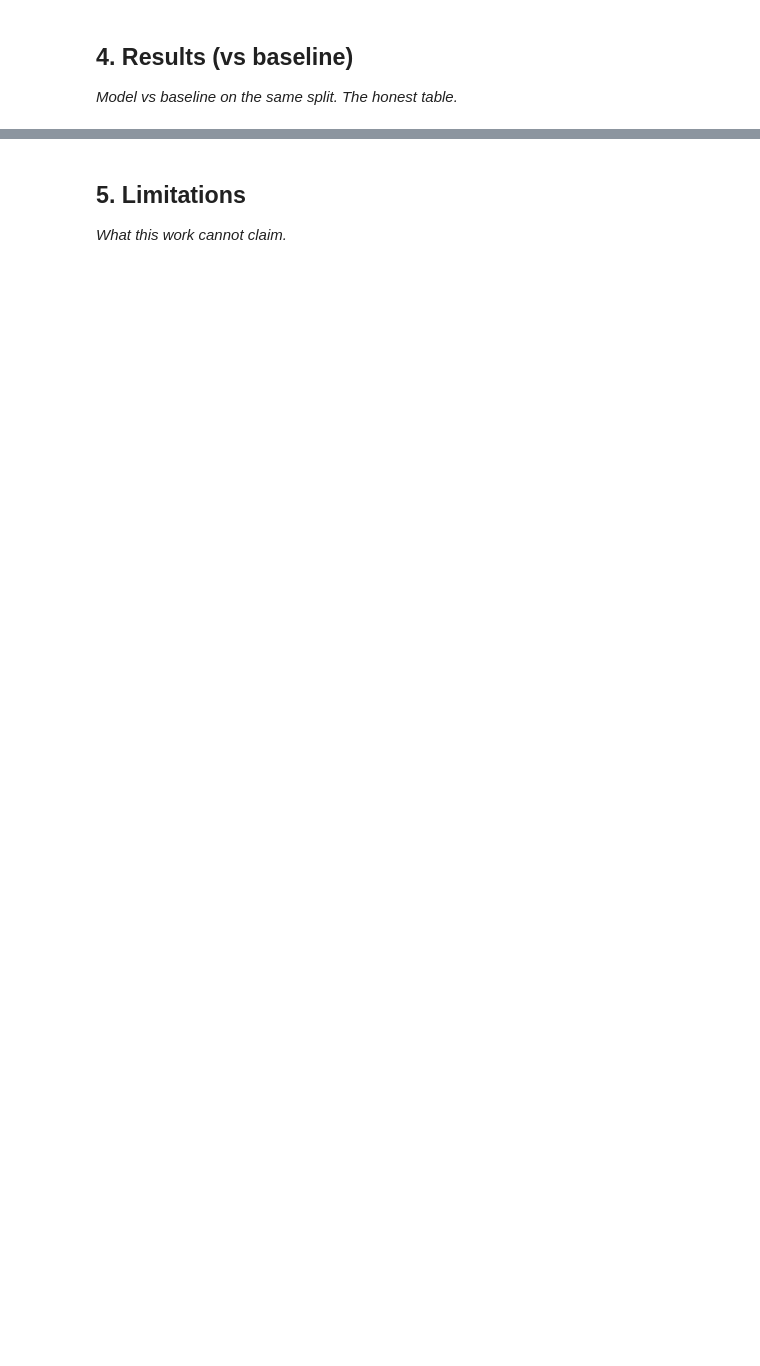
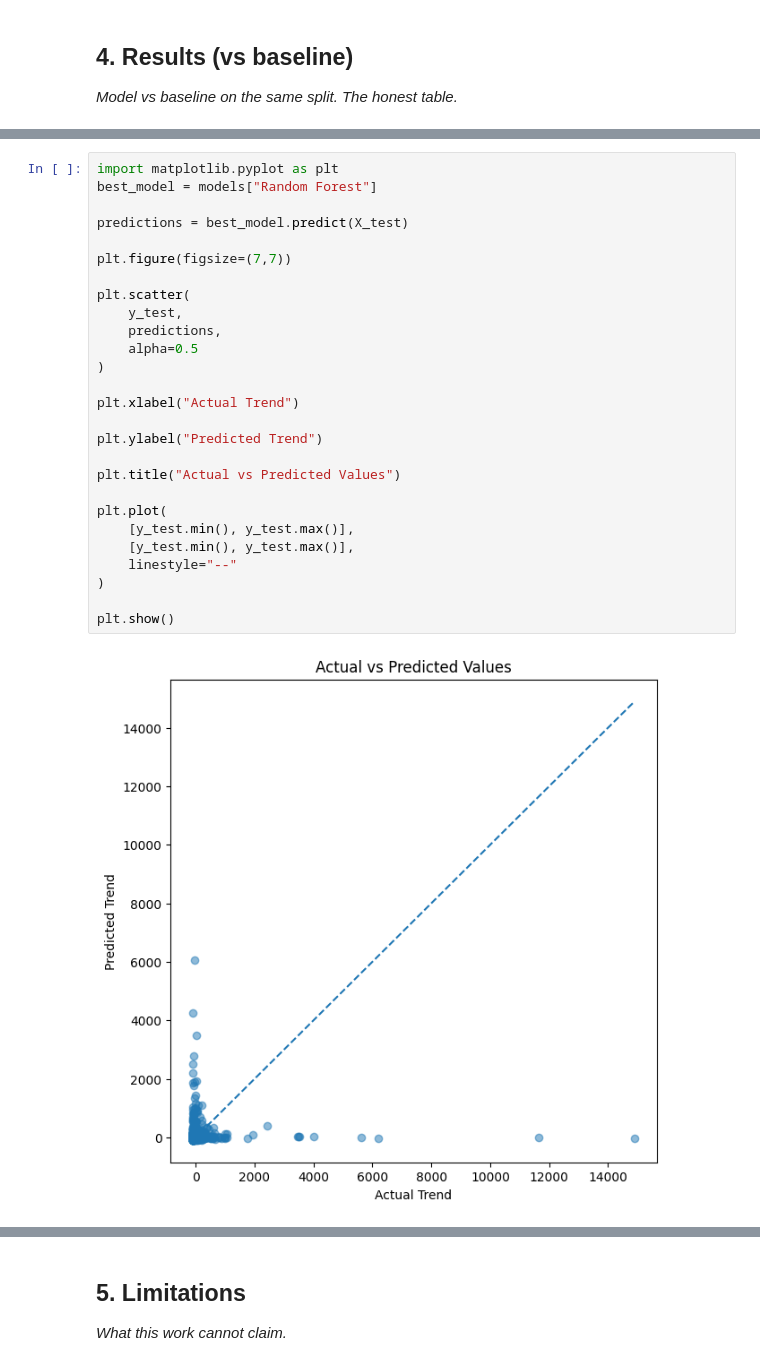
Before and after one commit to humaisali/FlyRank-Machine-Learning-Internship, a Jupyter notebook: work/notebooks/capstone.ipynb, the cells around one changed output, grey strips where cells are left out. Drawn from its saved outputs; the diff is of its cells as text; blank space fills up the shorter version.

```diff
--- a/work/notebooks/capstone.ipynb
+++ b/work/notebooks/capstone.ipynb
@@ -24,0 +486,29 @@ This skeleton is yours to fill. Work the sections **in order** — each one has
+# %%
+import matplotlib.pyplot as plt
+best_model = models["Random Forest"]
+
+predictions = best_model.predict(X_test)
+
+plt.figure(figsize=(7,7))
+
+plt.scatter(
+    y_test,
+    predictions,
+    alpha=0.5
+)
+
+plt.xlabel("Actual Trend")
+
+plt.ylabel("Predicted Trend")
+
+plt.title("Actual vs Predicted Values")
+
+plt.plot(
+    [y_test.min(), y_test.max()],
+    [y_test.min(), y_test.max()],
+    linestyle="--"
+)
+
+plt.show()
+# %% [output]
+[figure, added]
```
Also changed, not shown: parts of 25 cells of this notebook, 15 other files.
